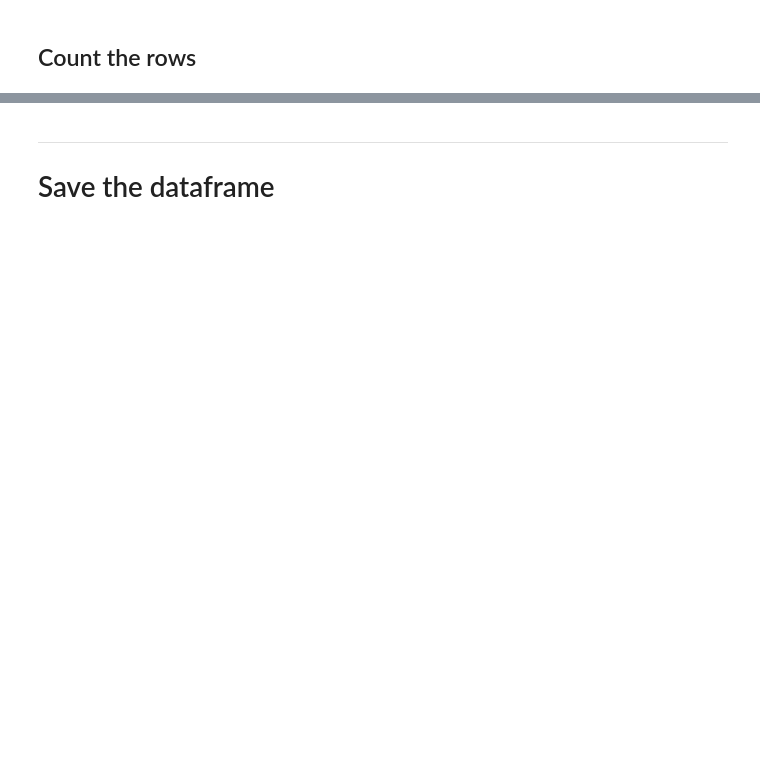
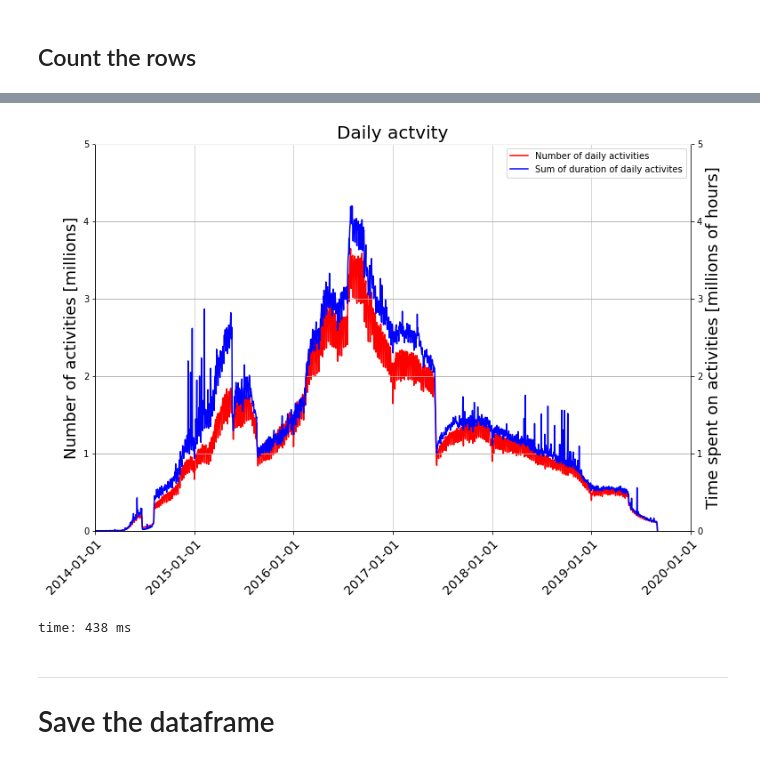
Before and after one commit to wojciechdk/Music_Spring_2021, a Jupyter notebook: documentation/notebooks/initial_statistics.ipynb, the cells around one changed output, grey strips where cells are left out. Drawn from its saved outputs; the diff is of its cells as text; code cells hidden in the pictures; blank space fills up the shorter version.

Commit message:
starting to save pictures

```diff
--- a/documentation/notebooks/initial_statistics.ipynb
+++ b/documentation/notebooks/initial_statistics.ipynb
@@ -84,11 +124,8 @@ print(f'Execution time: {time.time() - start_time:.5f} s.')
 # %%
-# Save the start time for timing.
-start_time = time.time()
-
-# Compute dataframe showing progress of Rome popularity per time
-# Order by review date.
+# Compute dataframe showing the number of activities and the total duration
+# of these activities per day. Order by activity date.
 df_activity_stats = (
-    df_clean
+    df
     .withColumn('activity_date', f.to_date('activity_start_time'))
     .groupBy('activity_date')
     .agg(f.count('activity_id').alias('n_activities'),
@@ -98,6 +135,3 @@ df_activity_stats = (
 
 # Show the top rows
 df_activity_stats.limit(100).toPandas().head(10)
-
-# Show the execution time.
-print(f'Execution time: {time.time() - start_time:.5f} s.')
@@ -191,3 +164,62 @@ axes.plot(date, n_activities)
+# %%
+# Create a figure and axes for the plot.
+figure, axes_left = empty_figure()
+
+# Create a twin axes for two different y-axes on the same plot.
+axes_right = axes_left.twinx()
+
+# Plot the data
+plot_left = axes_left.plot(date, np.array(n_activities) / 1e6,
+                      color='red',
+                      label='Number of daily activities')
+
+plot_right = axes_right.plot(date, np.array(duration_sum) / (3600 * 1e6),
+                         color='blue',
+                         label='Sum of duration of daily activites')
+
+
+# Set titles and labels.
+title = axes_left.set_title('Daily actvity')
+xlabel = axes_left.set_xlabel('')
+ylabel_left = axes_left.set_ylabel('Number of activities [millions]')
+ylabel_right = axes_right.set_ylabel('Time spent on activities [millions of hours]')
+
+# Set tickmarks.
+axes_left.xaxis.set_major_locator(mdates.YearLocator(1, month=1, day=1))
+x_lim = axes_left.set_xlim((datetime.datetime(2014, 1, 1), datetime.datetime(2020, 1, 1)))
+plot = plt.setp(axes_left.get_xticklabels(),
+                rotation=45,
+                ha="right",
+                va='top',
+                rotation_mode="anchor",
+                fontsize=14)
+
+# Set limits
+y_lim_left = axes_left.set_ylim((0, 5))
+y_lim_right = axes_right.set_ylim((0, 5))
+
+# Set layout
+axes = figure.axes
+for ax in axes:
+    ax.spines['top'].set_color('white')
+    ax.set_facecolor("white")
+    ax.xaxis.label.set_fontsize(18)
+    ax.yaxis.label.set_fontsize(18)
+    ax.title.set_fontsize(20)
+
+
+# Add a legend
+all_plots = plot_left + plot_right
+all_labels = [plot.get_label() for plot in all_plots]
+legend = axes_left.legend(all_plots, all_labels, loc=0)
+
+# Set grid
+axes_left.xaxis.grid(which="both", linewidth=0.5)
+axes_left.yaxis.grid(which="both", linewidth=0.5)
+axes_right.grid(None)
+# %% [output]
+[figure, added]
+time: 438 ms
 # %% [markdown]
 <hr style="border:2px solid black"></hr>
 
```
Also changed, not shown: parts of 19 cells of this notebook, 4 other files.
